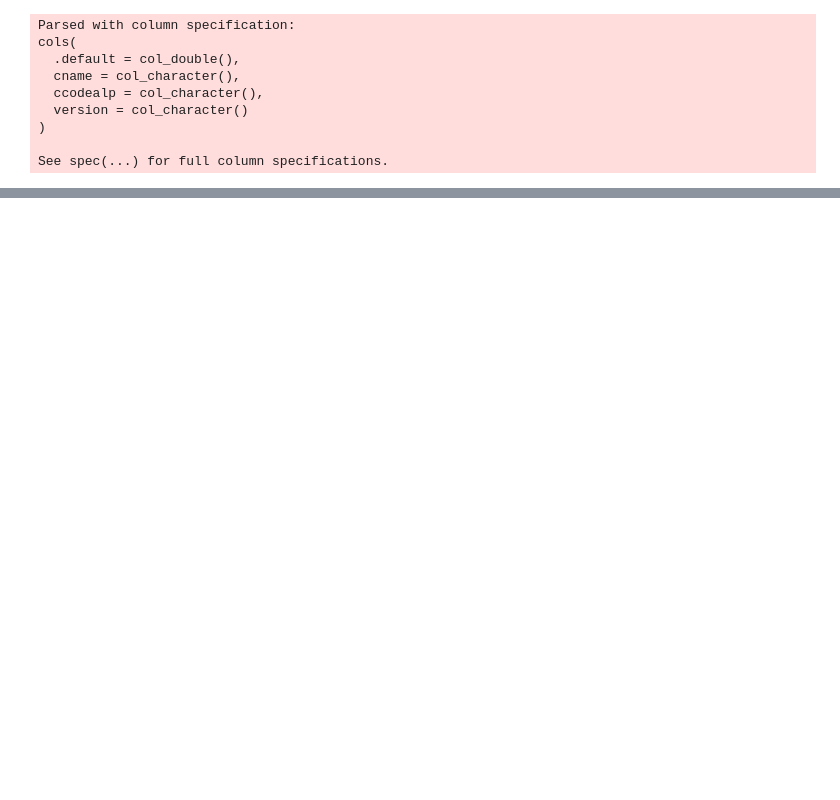
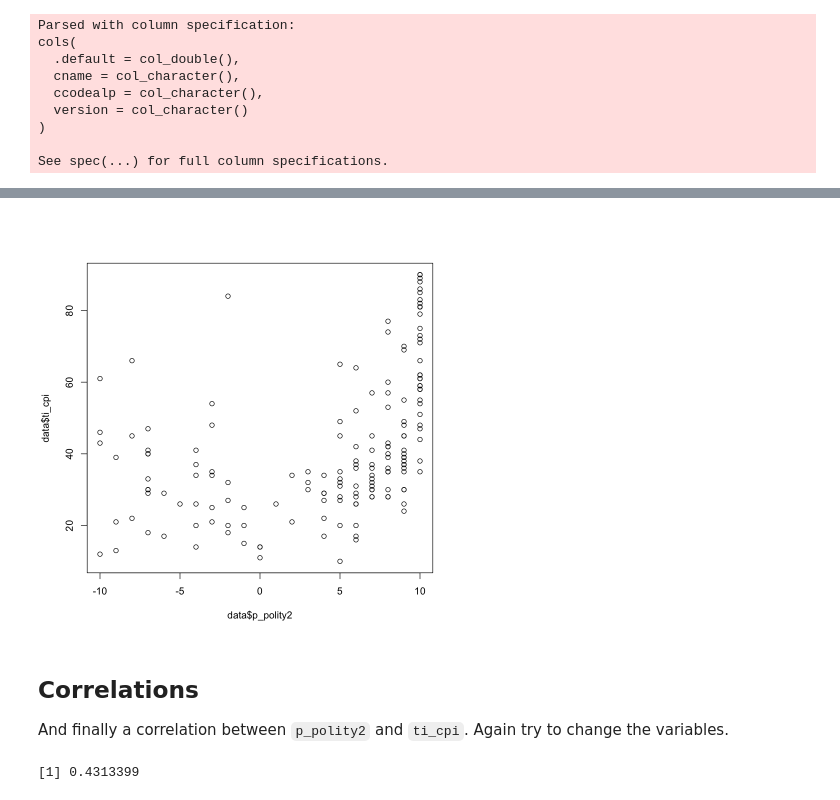
Before and after one commit to anderssundell/dots, a Jupyter notebook: interactivetest.ipynb, the cells around one changed output, grey strips where cells are left out. Saved outputs shown, nothing was run; the diff lists cells and outputs as text; code cells hidden in the pictures; blank space fills up the shorter version.

```diff
--- a/interactivetest.ipynb
+++ b/interactivetest.ipynb
@@ -46,0 +42,12 @@ Warning message:
+# %%
+plot(data$p_polity2, data$ti_cpi)
+# %% [output]
+[figure, added]
+# %% [markdown]
+## Correlations
+
+And finally a correlation between `p_polity2` and `ti_cpi`. Again try to change the variables.
+# %%
+cor(data$p_polity2, data$ti_cpi, use="complete.obs")
+# %% [output]
+[1] 0.4313399
```
Also changed, not shown: parts of 8 cells of this notebook.
